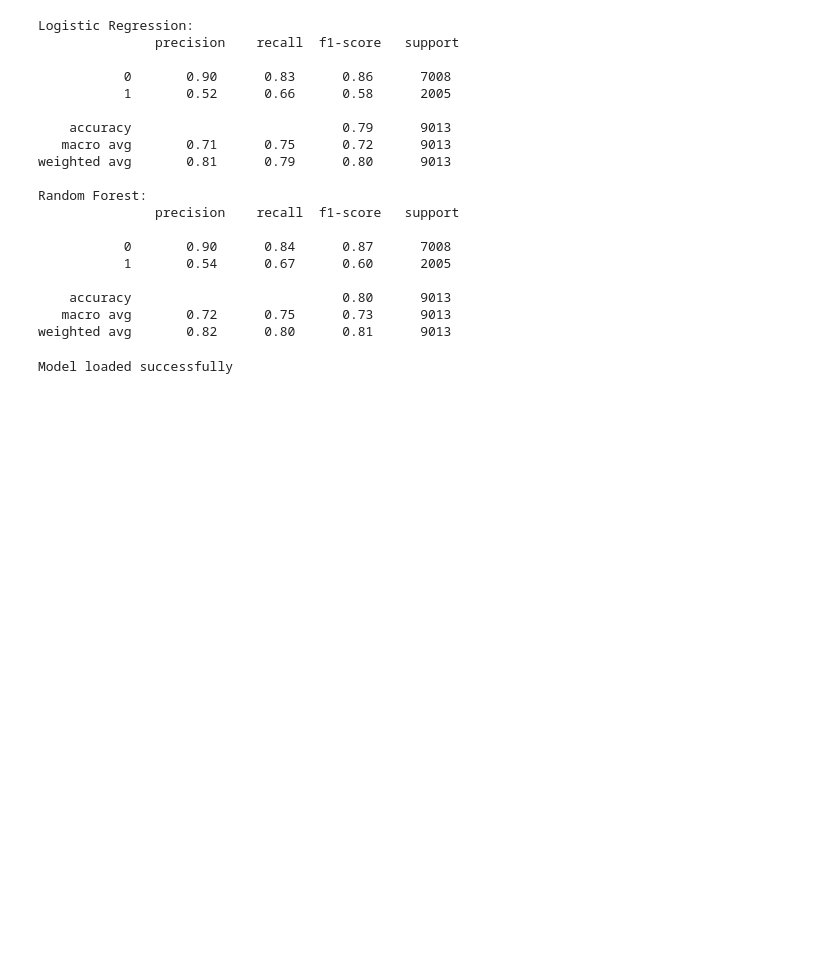
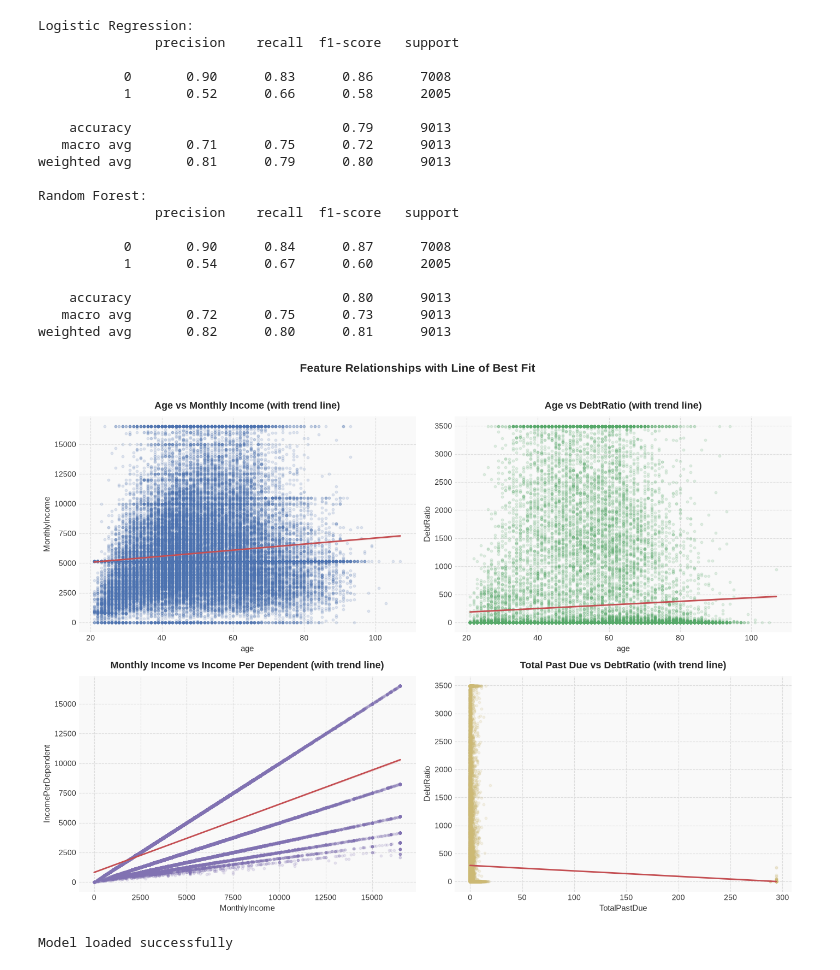
Before and after one commit to Afrah-create/RecessTerm, a Jupyter notebook: Finance/notebooks/eda.ipynb, the cells around one changed output. Saved outputs shown, nothing was run; the diff lists cells and outputs as text; code cells hidden in the pictures; blank space fills up the shorter version.

```diff
--- a/Finance/notebooks/eda.ipynb
+++ b/Finance/notebooks/eda.ipynb
@@ -587,3 +595,30 @@ weighted avg       0.82      0.80      0.81      9013
+# %%
+plot_2x2(
+    plot_funcs=[
+        lambda ax: sns.regplot(x="age", y="MonthlyIncome", data=df, ax=ax,
+                                scatter_kws={"alpha": 0.15, "s": 10, "color": "#4C72B0"},
+                                line_kws={"color": "#C44E52", "linewidth": 2}),
+        lambda ax: sns.regplot(x="age", y="DebtRatio", data=df, ax=ax,
+                                scatter_kws={"alpha": 0.15, "s": 10, "color": "#55A868"},
+                                line_kws={"color": "#C44E52", "linewidth": 2}),
+        lambda ax: sns.regplot(x="MonthlyIncome", y="IncomePerDependent", data=df, ax=ax,
+                                scatter_kws={"alpha": 0.15, "s": 10, "color": "#8172B2"},
+                                line_kws={"color": "#C44E52", "linewidth": 2}),
+        lambda ax: sns.regplot(x="TotalPastDue", y="DebtRatio", data=df, ax=ax,
+                                scatter_kws={"alpha": 0.15, "s": 10, "color": "#CCB974"},
+                                line_kws={"color": "#C44E52", "linewidth": 2}),
+    ],
+    titles=[
+        "Age vs Monthly Income (with trend line)",
+        "Age vs DebtRatio (with trend line)",
+        "Monthly Income vs Income Per Dependent (with trend line)",
+        "Total Past Due vs DebtRatio (with trend line)"
+    ],
+    suptitle="Feature Relationships with Line of Best Fit",
+    save_path="../reports/figures/relationships_best_fit_lines.png"
+)
+# %% [output]
+[figure, added]
 # %%
 import joblib
 
```
Also changed, not shown: parts of 1 cell of this notebook, 11 other files.
